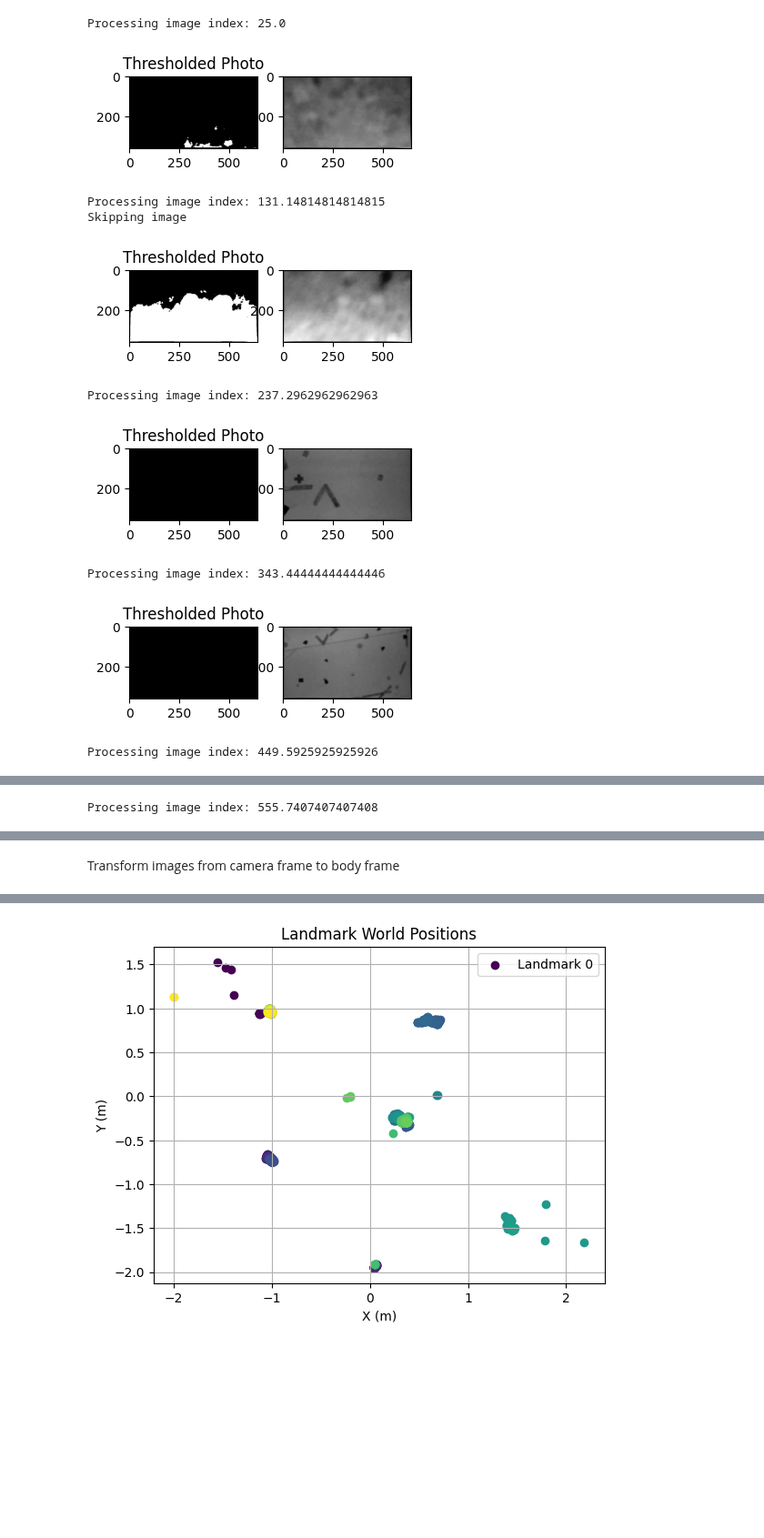
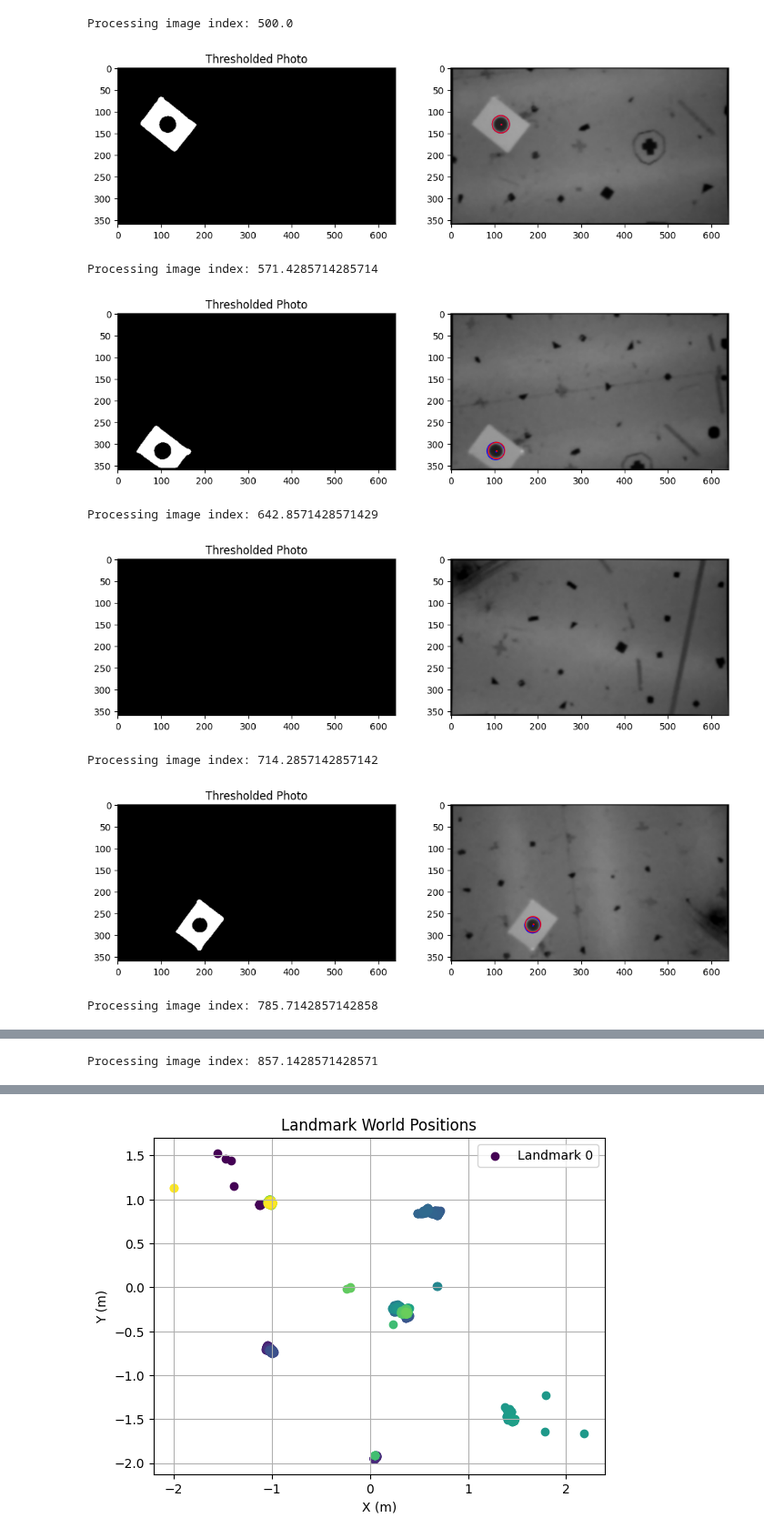
Before and after one commit to jclundy/aer1217_labs, a Jupyter notebook: lab3/lab3_zoe.ipynb, the cells around one changed output, grey strips where cells are left out. Shown at 91% size. Cells and saved outputs as stored; diff of their text form; code cells hidden in the pictures; blank space fills up the shorter version.

```diff
--- a/lab3/lab3_zoe.ipynb
+++ b/lab3/lab3_zoe.ipynb
@@ -26,14 +27,17 @@ K = np.matrix([[698.86, 0, 306.91],[0, 699.13, 150.34],[0, 0, 1]])
 d = np.array([0.191887, -0.563680, -0.003676, -0.002037, 0])
 Tcb = np.matrix([[1, -1, 0, 0],[-1, 0, 0, 0],[0, 0, -1, 0],[0, 0, 0, 1]])
 Rcb = Tcb[:3, :3]
+
+##Variables
+threshold = 137
+size = 500
 # %%
+##early image tester
 ##loop through photos to undistort and find contours of landmarks
 thresh_photos = [] ##clear cache
 undistorted_photos = [] ##clear cache
 
-test_img = (512, 513, 514, 515, 516) ##indices of photos to test contour detection on
-test_inner = 0
-for i in test_img:
+for i in range(num_photos):
     #open photos and store in list
     photo_path = os.path.join(photo_folder, f'image_{i}.jpg')
     photo = cv2.imread(photo_path)
@@ -46,9 +50,11 @@ for i in test_img:
     undistorted_photos.append(photo)
     # After Gaussian Blur, create a binary mask
     # Adjust 200 based on your lighting; pixels above 200 become white (255)
-    ret, thresh = cv2.threshold(photo, 120, 255, cv2.THRESH_BINARY)
+    ret, thresh = cv2.threshold(photo, threshold, 255, cv2.THRESH_BINARY)
     thresh_photos.append(thresh)
 # %%
+##show thresholded image to check if contours are visible
+test_inner = 870
 imgbrg = thresh_photos[test_inner]
 imgrgb = cv2.cvtColor(imgbrg, cv2.COLOR_BGR2RGB)
 plt.imshow(imgrgb)
@@ -72,7 +78,7 @@ if hierarchy is not None and len(contours) > 0:
         if parent_idx != -1:
 
             # 5. Filter out tiny specks of noise that might be inside the square
-            if cv2.contourArea(contour) > 50:
+            if cv2.contourArea(contour) > size:
 
                 # We found the inner dot! Calculate its circle.
                 (x, y), radius = cv2.minEnclosingCircle(contour)
@@ -97,12 +103,23 @@ plt.show()
 # %%
-###ALL IN ONE MULTI PLOT VIEWER BABY
+###ALL IN ONE MULTI PLOT VIEWER - hough vs threshold contour detection
 ##loop through photos to undistort and find contours of landmarks
 #880, 512, 2696, 850, 2825
-testing = np.linspace(25, 2891, 28)
+testing = np.linspace(500, 1500, 15)
 # testing = np.linspace(2250,2407, 18) #indices of photos to test contour detection on
 test_inner = 0
 threshold = 137
 size = 500
+def detect_circles(img):
+    circles = cv2.HoughCircles(img, cv2.HOUGH_GRADIENT, dp=1.2, minDist=20,
+                               param1=50, param2=30, minRadius=5, maxRadius=500)
+    if circles is not None:
+        ##find the center and radius of the detected circle
+        circles = np.round(circles[0, :]).astype("int")
+        center = (circles[0][0], circles[0][1], circles[0][2]) ##x, y, radius
+
+        return center
+    else:
+        return None
 def plot_photos_with_contours(test_img, test_inner):
     thresh_photos = [] ##clear cache
     undistorted_photos = [] ##clear cache
@@ -123,7 +140,7 @@ def plot_photos_with_contours(test_img, test_inner):
     ret, thresh = cv2.threshold(photo, threshold, 255, cv2.THRESH_BINARY)
     thresh_photos.append(thresh)
     #prepare 2 plots to show the undistorted photo and the thresholded photo side by side
-    fig, axs = plt.subplots(1, 2, figsize=(4, 6))
+    fig, axs = plt.subplots(1, 2, figsize=(12, 16))
     #plot thresh photo on left
     imgbrg = thresh_photos[test_inner]
     imgrgb = cv2.cvtColor(imgbrg, cv2.COLOR_BGR2RGB)
@@ -142,45 +159,55 @@ def plot_photos_with_contours(test_img, test_inner):
     if hierarchy is not None and len(contours) > 0:
         for i, contour in enumerate(contours):
 
             # hierarchy[0][i] contains an array: [Next, Previous, First_Child, Parent]
             # We want to look at the 'Parent' index (which is at index 3)
             parent_idx = hierarchy[0][i][3]
 
             # 4. If parent_idx is NOT -1, it means this contour is INSIDE another contour
             if parent_idx != -1:
 
                 # 5. Filter out tiny specks of noise that might be inside the square
                 if cv2.contourArea(contour) > size:
 
                     # We found the inner dot! Calculate its circle.
                     (x, y), radius = cv2.minEnclosingCircle(contour)
                     center = (int(x), int(y))
                     radius = int(radius)
-                    landmark_px.append(center)
+                    houghCir = detect_circles(thresh_photos[test_inner])
+                    if houghCir is not None:
+                        ##save center and radius of hough circle
+                        HCcenter = (houghCir[0], houghCir[1])
+                        HCradius = houghCir[2]
+                        ###check if hough circle is close to contour circle
+                        dist = np.sqrt((houghCir[0] - center[0])**2 + (houghCir[1] - center[1])**2)
+                        if dist <  10:
+                            landmark_px.append(center)
 
                     # draw the circle with matplotlib instead of cv2
                     # (assumes the image has already been shown with plt.imshow
                     #  – you can call plt.show() again after the loop to render
                     #  the patches)
                     circ = plt.Circle(center, radius,
-                                    edgecolor='g', facecolor='none', linewidth=2)
+                                    edgecolor='b', facecolor='none', linewidth=1)
                     plt.gca().add_patch(circ)
-
-                    # optional: mark the exact centre with a red dot
-                    plt.plot(center[0], center[1], 'r.', markersize=5)
+                    plt.plot(center[0], center[1], 'b.', markersize=2)
+                    if houghCir is not None:
+                      plt.plot(HCcenter[0], HCcenter[1], 'r.', markersize=2)
+                      houghcirc = plt.Circle(HCcenter, HCradius,
+                                        edgecolor='r', facecolor='none', linewidth=1)
+                      plt.gca().add_patch(houghcirc)
 
     #plot undistorted photo on right with circle mapped
     plt.show()
 for j in range(len(testing)):
     plot_photos_with_contours(testing[j],test_inner)
 # %% [output]
-Processing image index: 25.0
+Processing image index: 500.0
-[figure, old version]
+[figure, new version]
-Processing image index: 131.14814814814815
-Skipping image
+Processing image index: 571.4285714285714
-[figure, old version]
+[figure, new version]
-Processing image index: 237.2962962962963
+Processing image index: 642.8571428571429
-[figure, old version]
+[figure, new version]
-Processing image index: 343.44444444444446
+Processing image index: 714.2857142857142
-[figure, old version]
+[figure, new version]
-Processing image index: 449.5925925925926
+Processing image index: 785.7142857142858
@@ -188 +215 @@ Processing image index: 449.5925925925926
-Processing image index: 555.7407407407408
+Processing image index: 857.1428571428571
@@ -191,3 +218 @@ Processing image index: 555.7407407407408
-# %% [markdown]
-Transform images from camera frame to body frame
 # %%
```
Also changed, not shown: parts of 8 cells of this notebook, 1 other file.
